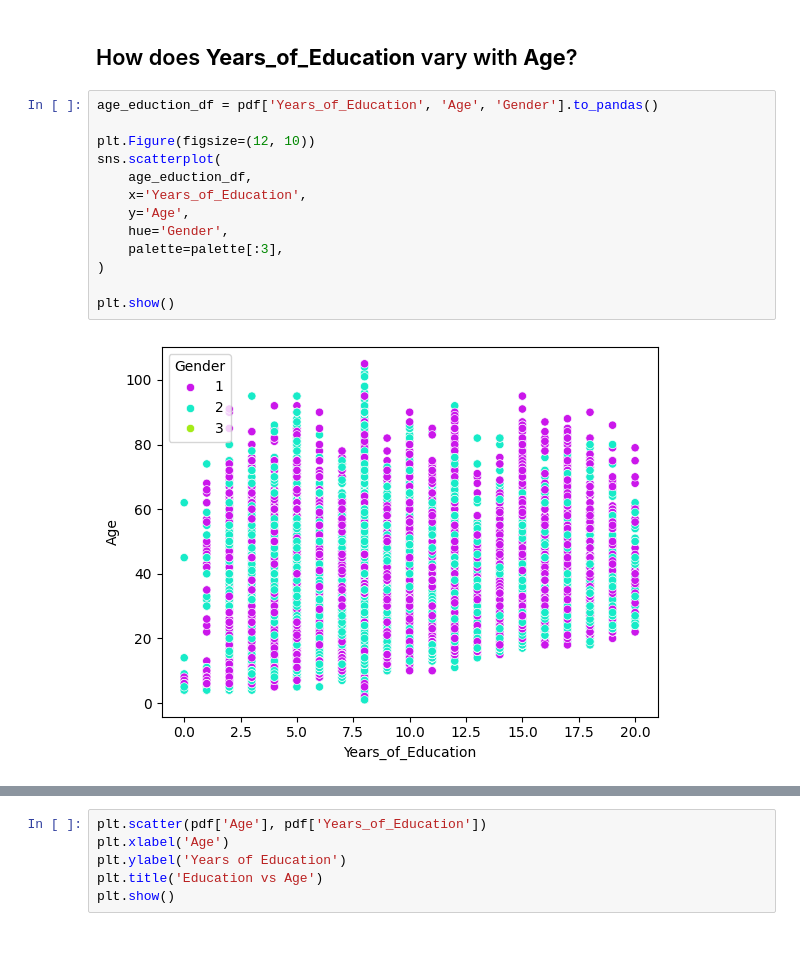
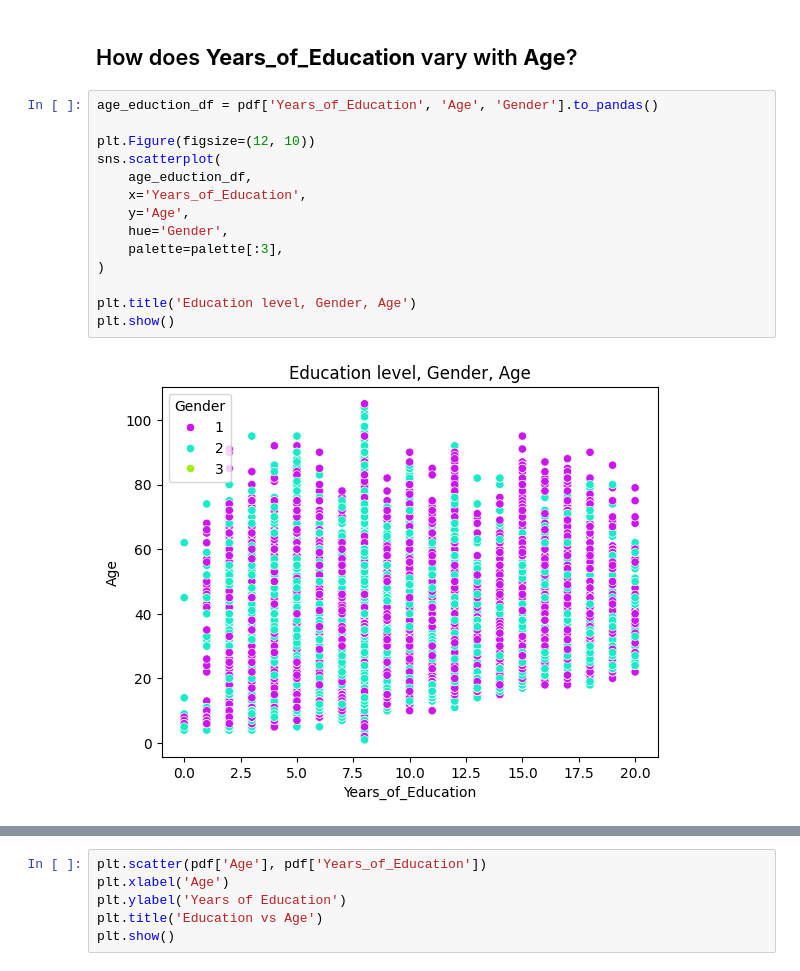
Before and after one commit to Rudra-G-23/rural-financial-inclusion-govt-scheme-recommendation, a Jupyter notebook: parquet-data/lev-02/notebooks/lev-02-05-eda-01.ipynb, the cells around one changed output, grey strips where cells are left out. Cells and saved outputs as stored; diff of their text form; blank space fills up the shorter version.

Commit message:
Analysis Level Pic 02, 03

```diff
--- a/parquet-data/lev-02/notebooks/lev-02-05-eda-01.ipynb
+++ b/parquet-data/lev-02/notebooks/lev-02-05-eda-01.ipynb
@@ -202,15 +254,16 @@ plt.show()
 # %%
 age_eduction_df = pdf['Years_of_Education', 'Age', 'Gender'].to_pandas()
 
 plt.Figure(figsize=(12, 10))
 sns.scatterplot(
     age_eduction_df,
     x='Years_of_Education',
     y='Age',
     hue='Gender',
     palette=palette[:3],
 )
 
+plt.title('Education level, Gender, Age')
 plt.show()
 # %% [output]
-[figure, old version]
+[figure, new version]
```
Also changed, not shown: parts of 17 cells of this notebook, 47 other files.
